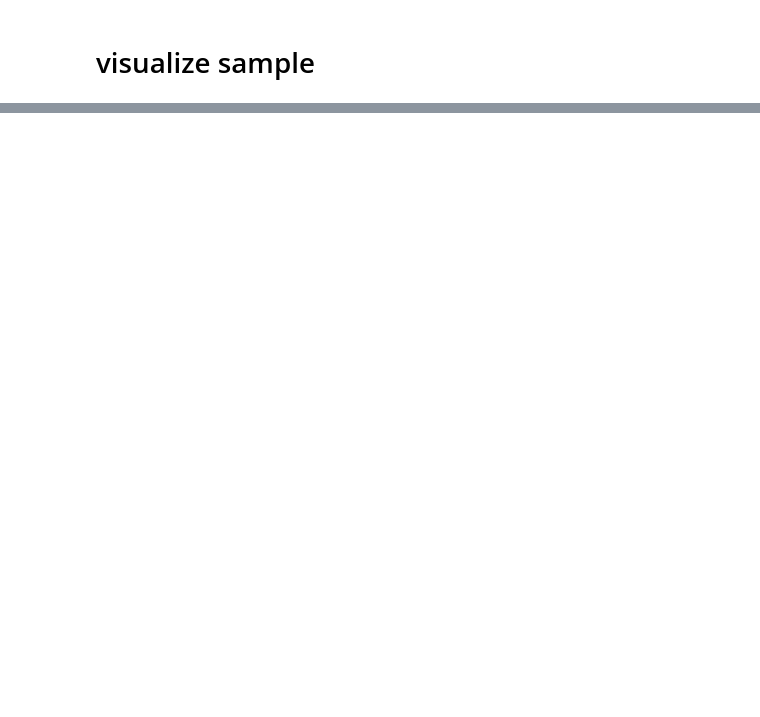
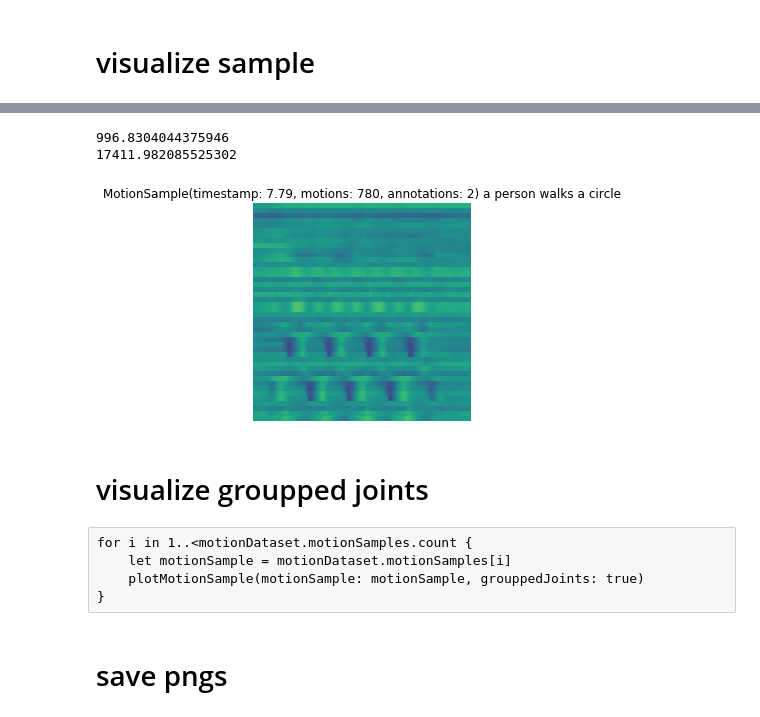
Before and after one commit to wojtekcz/language2motion, a Jupyter notebook: code/sample visualization.ipynb, the cells around one changed output, grey strips where cells are left out. Saved outputs shown, nothing was run; the diff lists cells and outputs as text; code cells hidden in the pictures; blank space fills up the shorter version.

```diff
--- a/code/sample visualization.ipynb
+++ b/code/sample visualization.ipynb
@@ -129,0 +216,15 @@ for motionSample in motionDataset.motionSamples[2..<10] {
+# %%
+plotMotionSample(motionSample: m186, grouppedJoints: true)
+# %% [output]
+996.8304044375946
+17411.982085525302
+[figure, added]
+# %% [markdown]
+# visualize groupped joints
+# %% [raw]
+for i in 1..<motionDataset.motionSamples.count {
+    let motionSample = motionDataset.motionSamples[i]
+    plotMotionSample(motionSample: motionSample, grouppedJoints: true)
+}
+# %% [markdown]
+# save pngs
```
Also changed, not shown: parts of 42 cells of this notebook, 2 other files.
